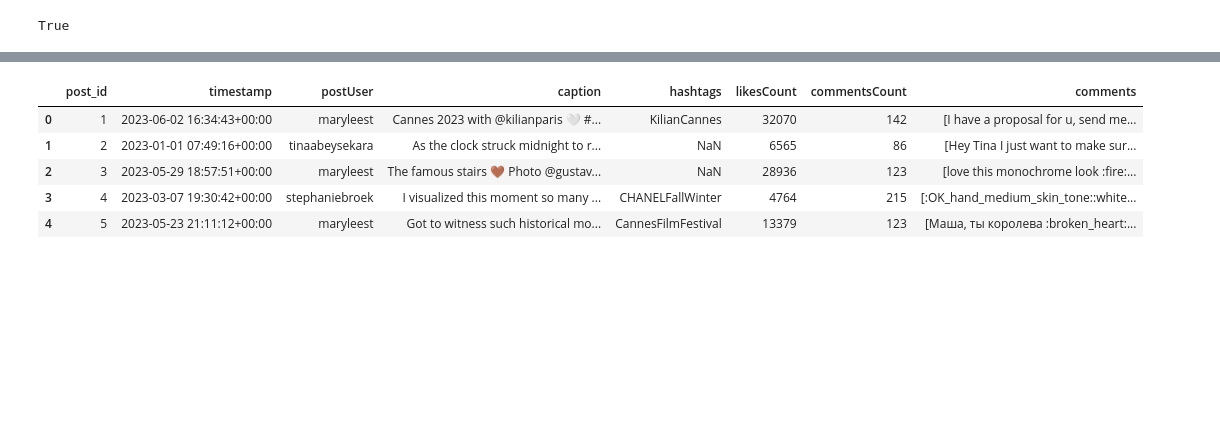
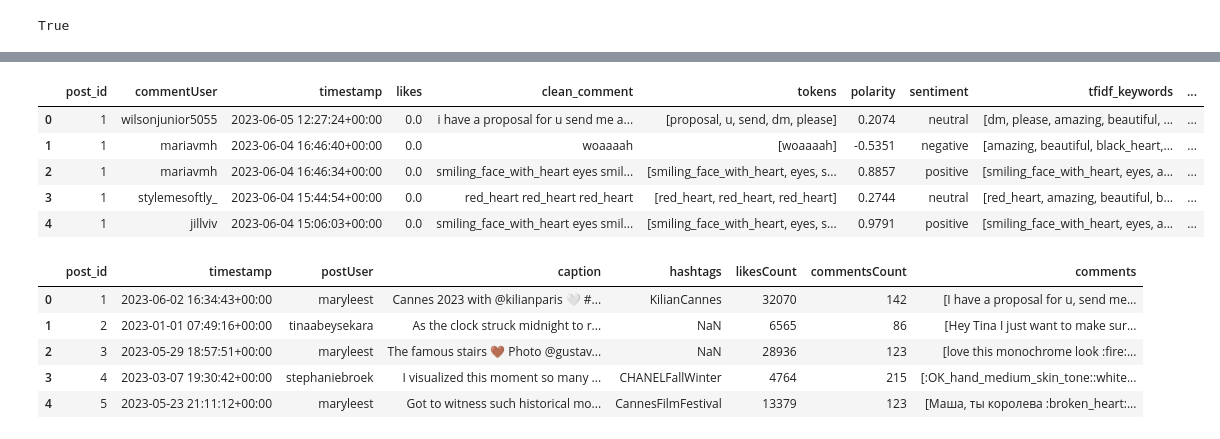
Before and after one commit to 23092003e/A-Fashion-Recommendation-System-via-Sequence-Mining-on-Social-Media-, a Jupyter notebook: notebooks/merge_data.ipynb, the cells around one changed output, grey strips where cells are left out. Drawn from its saved outputs; the diff is of its cells as text; code cells hidden in the pictures; blank space fills up the shorter version.

```diff
--- a/notebooks/merge_data.ipynb
+++ b/notebooks/merge_data.ipynb
@@ -1,6 +1,6 @@
 # %%
-posts_path =r"C:\Users\ADMIN\Desktop\ITDSIU21099_HoangVanManh\Fashion-Marketing-Automation-Solutions\data\processed\posts.csv"
-comments_path = r"C:\Users\ADMIN\Desktop\ITDSIU21099_HoangVanManh\Fashion-Marketing-Automation-Solutions\data\processed\posts_comments.csv"
+posts_path =r"C:\Users\ADMIN\Desktop\ITDSIU21099_HoangVanManh\Fashion-Marketing-Automation-Solutions\data\processed\processed_posts_df.csv"
+comments_path = r"C:\Users\ADMIN\Desktop\ITDSIU21099_HoangVanManh\Fashion-Marketing-Automation-Solutions\data\processed\processed_comments_df.csv"
 # %%
 import pandas as pd
 import matplotlib.pyplot as plt
@@ -25,3 +44,27 @@ comment_df = pd.read_csv(comments_path)
+# %%
+import pandas as pd
+import ast
+
+comment_df['tokens'] = comment_df['tokens'].apply(ast.literal_eval)
+comment_df['tfidf_keywords'] = comment_df['tfidf_keywords'].apply(ast.literal_eval)
+post_df['keywords_posts'] = post_df['keywords_posts'].apply(ast.literal_eval)
+# %%
+merged_df = pd.merge(comment_df, post_df[['post_id', 'keywords_posts']], on='post_id', how='left')
+
+merged_df['combined_keywords'] = merged_df.apply(
+    lambda row: row['tokens'] + row['keywords_posts'], axis=1
+)
+# %%
+merged_df['joined_sequence'] = merged_df['combined_keywords'].apply(lambda x: ' '.join(x))
+# %%
+merged_df.head()
+# %% [output]
+|  | post_id | commentUser | timestamp | likes | clean_comment | tokens | polarity | sentiment | tfidf_keywords | ... |
+| 0 | 1 | wilsonjunior5055 | 2023-06-05 12:27:24+00:00 | 0.0 | i have a proposal for u send me a... | [proposal, u, send, dm, please] | 0.2074 | neutral | [dm, please, amazing, beautiful, ... | ... |
+| 1 | 1 | mariavmh | 2023-06-04 16:46:40+00:00 | 0.0 | woaaaah | [woaaaah] | -0.5351 | negative | [amazing, beautiful, black_heart,... | ... |
+| 2 | 1 | mariavmh | 2023-06-04 16:46:34+00:00 | 0.0 | smiling_face_with_heart eyes smil... | [smiling_face_with_heart, eyes, s... | 0.8857 | positive | [smiling_face_with_heart, eyes, a... | ... |
+| 3 | 1 | stylemesoftly_ | 2023-06-04 15:44:54+00:00 | 0.0 | red_heart red_heart red_heart | [red_heart, red_heart, red_heart] | 0.2744 | neutral | [red_heart, amazing, beautiful, b... | ... |
+| 4 | 1 | jillviv | 2023-06-04 15:06:03+00:00 | 0.0 | smiling_face_with_heart eyes smil... | [smiling_face_with_heart, eyes, s... | 0.9791 | positive | [smiling_face_with_heart, eyes, a... | ... |
 # %%
 comment_agg = comment_df.groupby('post_id')['comments'].apply(list).reset_index()
 merged_df = post_df.merge(comment_agg, on='post_id', how='left')
```
Also changed, not shown: parts of 3 cells of this notebook, 2 other files.
